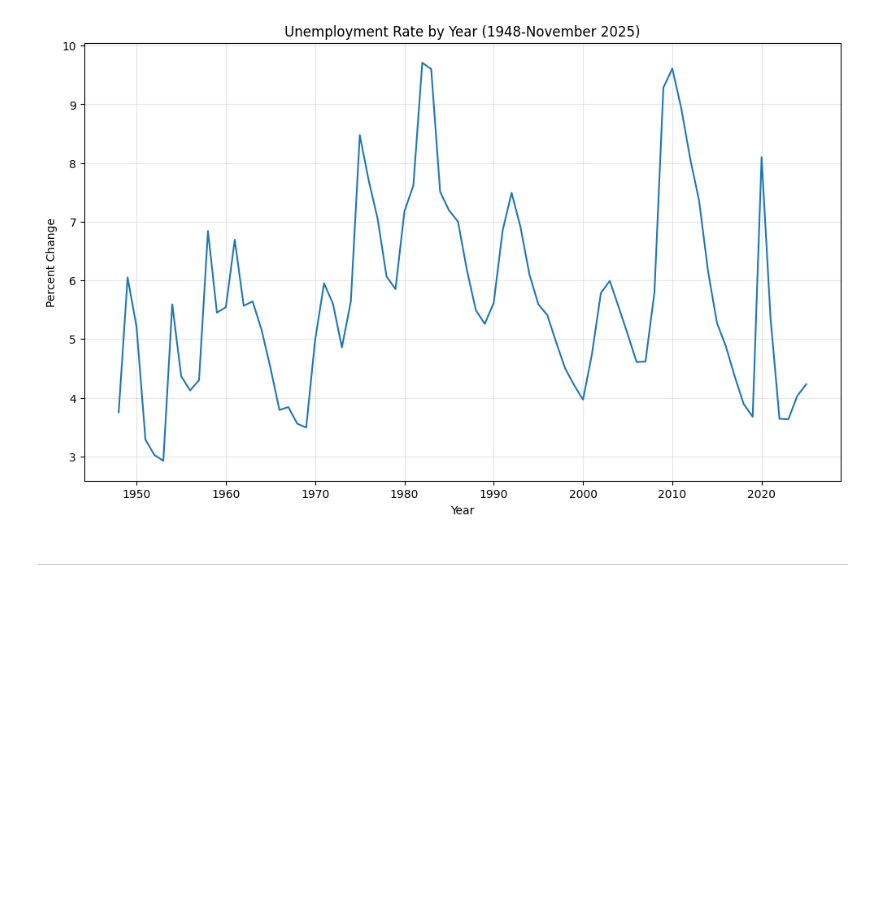
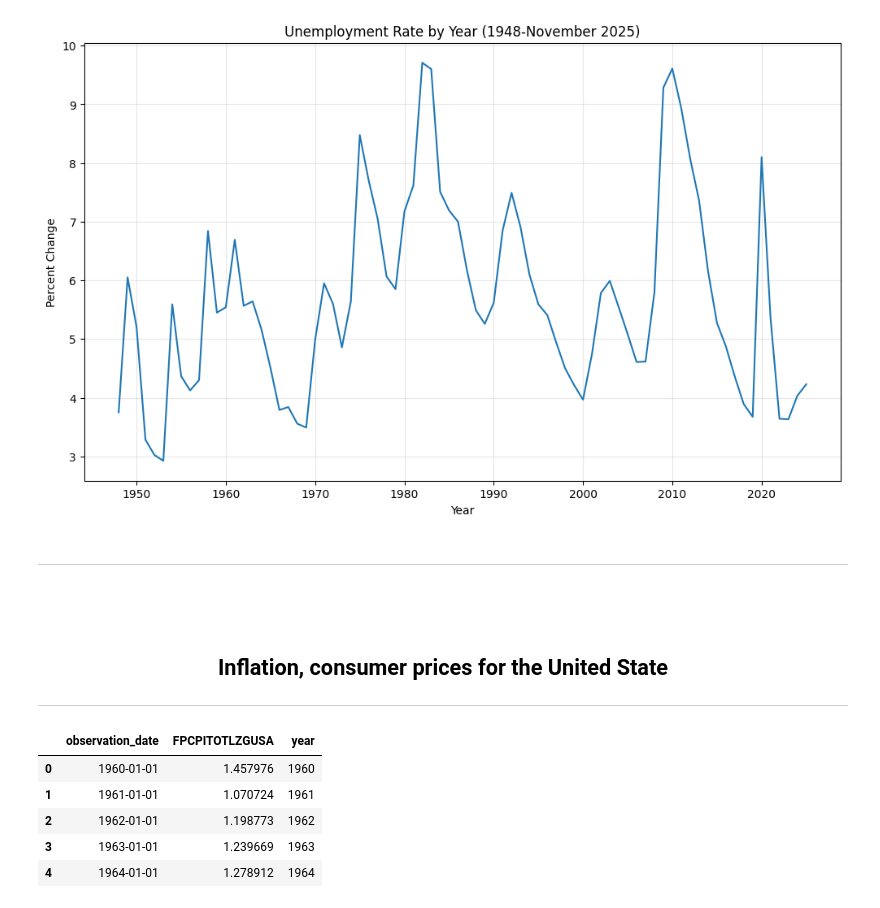
Before and after one commit to DwanjaiOprien/policy-data-exercises, a Jupyter notebook: notebooks/federalreserveeconomics.ipynb, the cells around one changed output. Drawn from its saved outputs; the diff is of its cells as text; code cells hidden in the pictures; blank space fills up the shorter version.

```diff
--- a/notebooks/federalreserveeconomics.ipynb
+++ b/notebooks/federalreserveeconomics.ipynb
@@ -170,3 +175,18 @@ plt.show()
 ----------------------------------------------------------------------------------------------------
 # %% [markdown]
 <h3><center></h3></center>
+# %% [markdown]
+<h2><center>Inflation, consumer prices for the United State </h2></center>
+
+----------------------------------------------------------------------------------------------------
+# %%
+consumerInflation['observation_date'] = pd.to_datetime(consumerInflation['observation_date'])
+consumerInflation['year'] = consumerInflation['observation_date'].dt.year
+consumerInflation.head(5)
+# %% [output]
+|  | observation_date | FPCPITOTLZGUSA | year |
+| 0 | 1960-01-01 | 1.457976 | 1960 |
+| 1 | 1961-01-01 | 1.070724 | 1961 |
+| 2 | 1962-01-01 | 1.198773 | 1962 |
+| 3 | 1963-01-01 | 1.239669 | 1963 |
+| 4 | 1964-01-01 | 1.278912 | 1964 |
```
Also changed, not shown: parts of 5 cells of this notebook, 1 other file.
